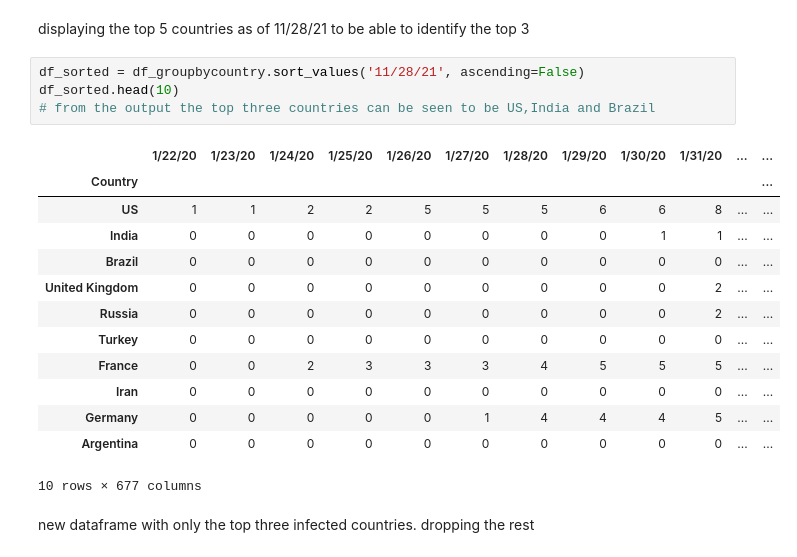
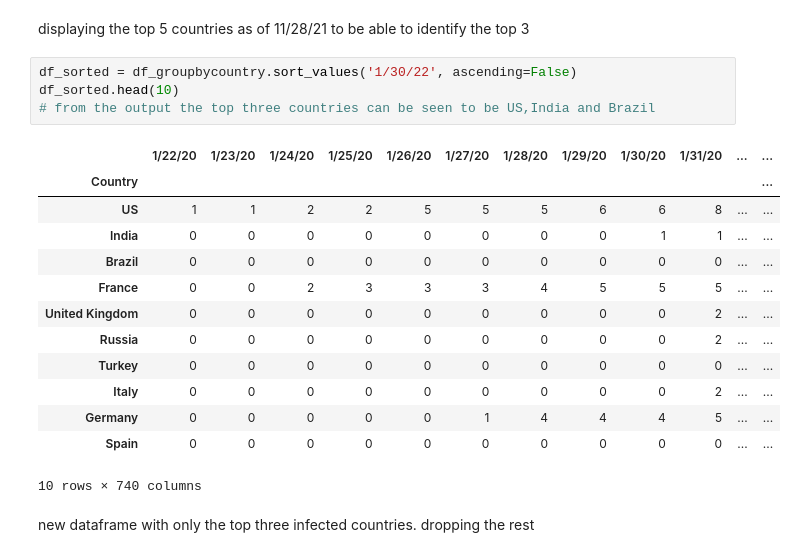
Before and after one commit to dom-inic/covid19Analysis, a Jupyter notebook: covid19timeseries. Big Data and analytics.ipynb, the cells around one changed output. Drawn from its saved outputs; the diff is of its cells as text.

```diff
--- a/covid19timeseries. Big Data and analytics.ipynb
+++ b/covid19timeseries. Big Data and analytics.ipynb
@@ -91,23 +91,23 @@ df_groupbycountry.head(10)
 # %% [markdown]
 displaying the top 5 countries as of 11/28/21 to be able to identify the top 3
 # %%
-df_sorted = df_groupbycountry.sort_values('11/28/21', ascending=False)
+df_sorted = df_groupbycountry.sort_values('1/30/22', ascending=False)
 df_sorted.head(10)
 # from the output the top three countries can be seen to be US,India and Brazil
 # %% [output]
 |  | 1/22/20 | 1/23/20 | 1/24/20 | 1/25/20 | 1/26/20 | 1/27/20 | 1/28/20 | 1/29/20 | 1/30/20 | 1/31/20 | ... | ... |
 | Country |  |  |  |  |  |  |  |  |  |  |  | ... |
 | US | 1 | 1 | 2 | 2 | 5 | 5 | 5 | 6 | 6 | 8 | ... | ... |
 | India | 0 | 0 | 0 | 0 | 0 | 0 | 0 | 0 | 1 | 1 | ... | ... |
 | Brazil | 0 | 0 | 0 | 0 | 0 | 0 | 0 | 0 | 0 | 0 | ... | ... |
+| France | 0 | 0 | 2 | 3 | 3 | 3 | 4 | 5 | 5 | 5 | ... | ... |
 | United Kingdom | 0 | 0 | 0 | 0 | 0 | 0 | 0 | 0 | 0 | 2 | ... | ... |
 | Russia | 0 | 0 | 0 | 0 | 0 | 0 | 0 | 0 | 0 | 2 | ... | ... |
 | Turkey | 0 | 0 | 0 | 0 | 0 | 0 | 0 | 0 | 0 | 0 | ... | ... |
-| France | 0 | 0 | 2 | 3 | 3 | 3 | 4 | 5 | 5 | 5 | ... | ... |
-| Iran | 0 | 0 | 0 | 0 | 0 | 0 | 0 | 0 | 0 | 0 | ... | ... |
+| Italy | 0 | 0 | 0 | 0 | 0 | 0 | 0 | 0 | 0 | 2 | ... | ... |
 | Germany | 0 | 0 | 0 | 0 | 0 | 1 | 4 | 4 | 4 | 5 | ... | ... |
-| Argentina | 0 | 0 | 0 | 0 | 0 | 0 | 0 | 0 | 0 | 0 | ... | ... |
+| Spain | 0 | 0 | 0 | 0 | 0 | 0 | 0 | 0 | 0 | 0 | ... | ... |
-10 rows × 677 columns
+10 rows × 740 columns
 # %% [markdown]
 new dataframe with only the top three infected countries. dropping the rest
 # %%
```
Also changed, not shown: parts of 9 cells of this notebook, 3 other files.
